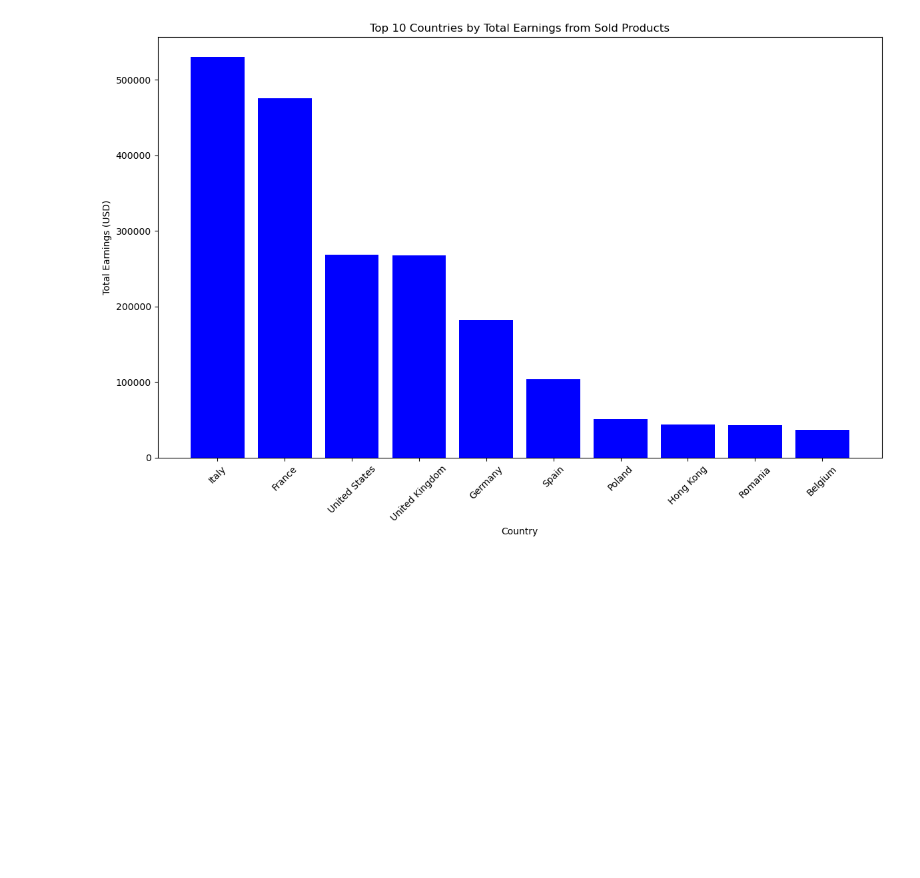
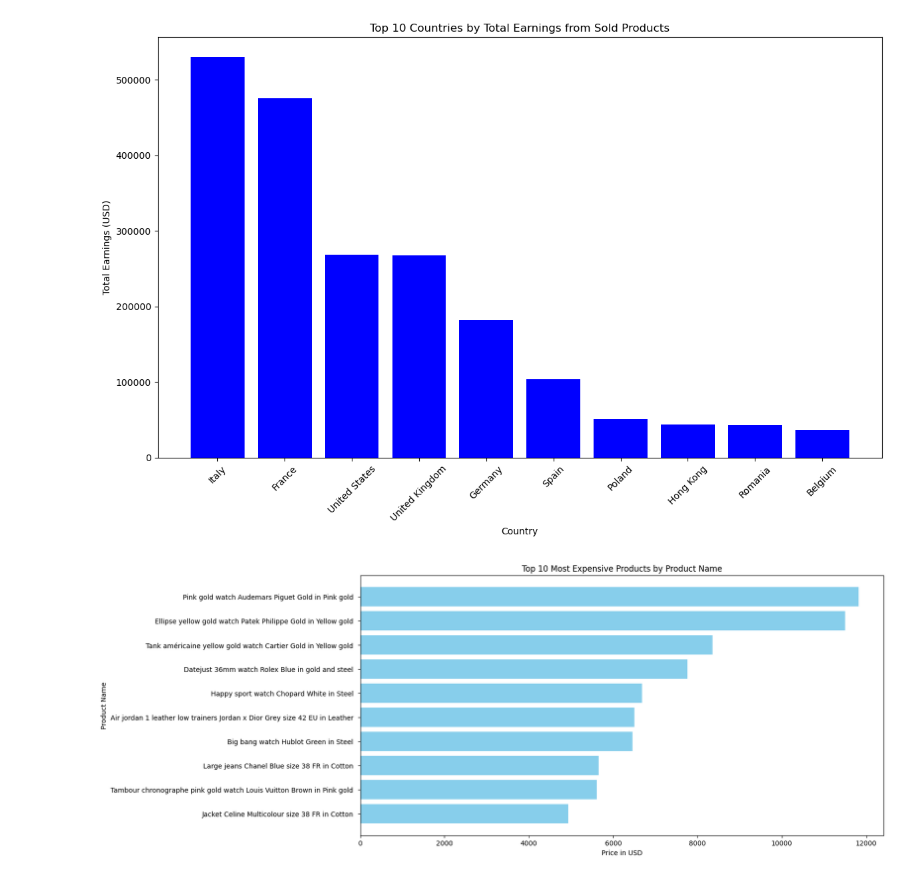
Before and after one commit to lucheuer/Project-1, a Jupyter notebook: products_analysis.ipynb, the cells around one changed output. Drawn from its saved outputs; the diff is of its cells as text; code cells hidden in the pictures; blank space fills up the shorter version.

```diff
--- a/products_analysis.ipynb
+++ b/products_analysis.ipynb
@@ -243,3 +245,23 @@ plt.tight_layout()  # Adjust layout for better fit
 plt.show()
 # %% [output]
 [figure]
+# %%
+# Group by product_name and find the maximum price_usd for each product
+most_expensive_products = df.groupby('product_name')['price_usd'].max().reset_index()
+
+# Sort the products by price in descending order to find the most expensive ones
+most_expensive_products_sorted = most_expensive_products.sort_values(by='price_usd', ascending=False)
+
+# Display the most expensive products
+top_10_most_expensive_products=most_expensive_products_sorted.head(10)
+# %%
+# Plot the result
+plt.figure(figsize=(14, 7))
+plt.barh(top_10_most_expensive_products['product_name'], top_10_most_expensive_products['price_usd'], color='skyblue')
+plt.xlabel('Price in USD')
+plt.ylabel('Product Name')
+plt.title('Top 10 Most Expensive Products by Product Name')
+plt.gca().invert_yaxis()
+plt.show()
+# %% [output]
+[figure, added]
```
Also changed, not shown: parts of 4 cells of this notebook.
